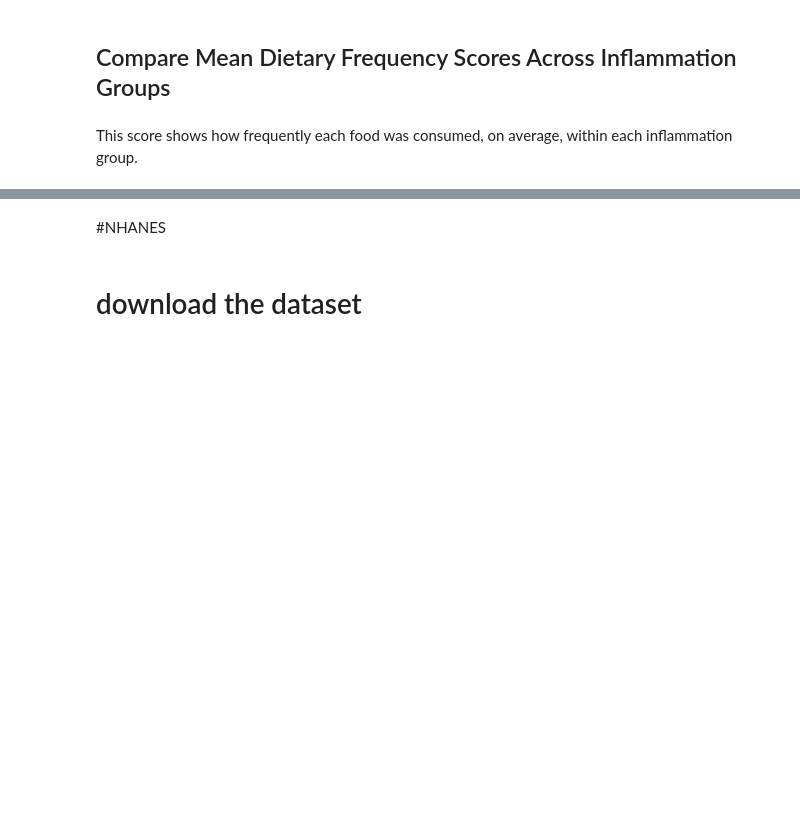
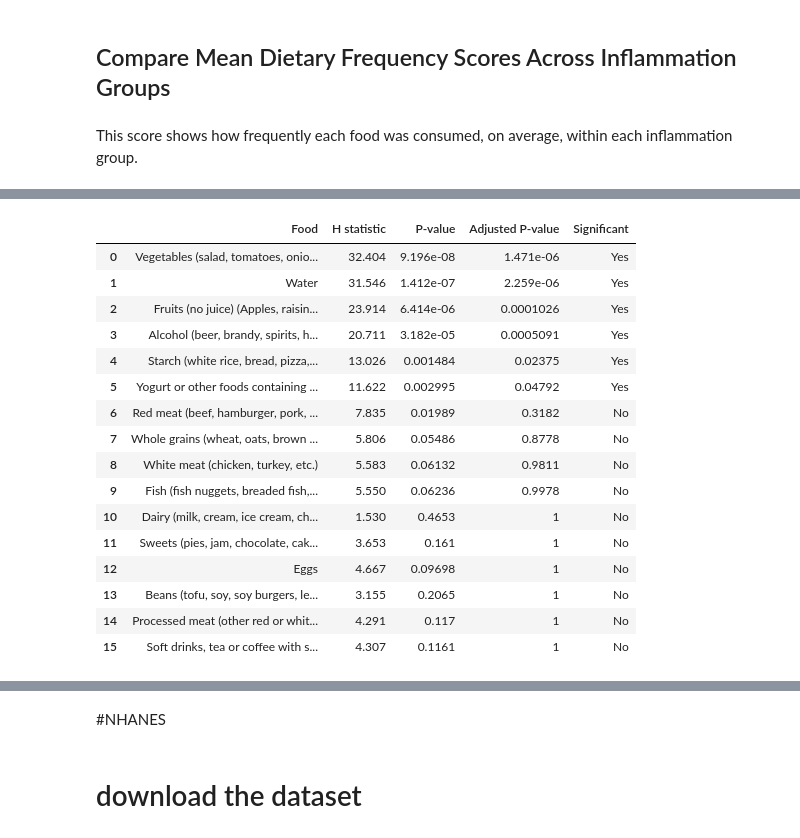
Before and after one commit to NooraZhang/IBD-diet-and-inflammation-analysis, a Jupyter notebook: IBDMDB_analysis.ipynb, the cells around one changed output, grey strips where cells are left out. Cells and saved outputs as stored; diff of their text form; code cells hidden in the pictures; blank space fills up the shorter version.

```diff
--- a/IBDMDB_analysis.ipynb
+++ b/IBDMDB_analysis.ipynb
@@ -544,0 +658,63 @@ plt.show()
+# %%
+from scipy.stats import kruskal
+from statsmodels.stats.multitest import multipletests
+import pandas as pd
+import numpy as np
+
+group_order = [
+    'Low',
+    'Gray Zone',
+    'High'
+]
+
+kw_results = []
+
+for food in dietary_cols:
+
+    groups = [
+        df_clean.loc[
+            df_clean['inflammation_level'] == group,
+            food
+        ].dropna()
+
+        for group in group_order
+    ]
+
+    h_stat, p_value = kruskal(*groups)
+
+    kw_results.append({
+        'Food': food,
+        'H statistic': h_stat,
+        'P-value': p_value
+    })
+
+kw_results_df = pd.DataFrame(kw_results)
+
+# Bonferroni correction for 16 tests
+kw_results_df['Adjusted P-value'] = multipletests(
+    kw_results_df['P-value'],
+    method='bonferroni'
+)[1]
+
+kw_results_df['Significant'] = np.where(
+    kw_results_df['Adjusted P-value'] < 0.05,
+    'Yes',
+    'No'
+)
+
+kw_results_df = (
+    kw_results_df
+    .sort_values('Adjusted P-value')
+    .reset_index(drop=True)
+)
+
+print("Number of tests:", len(kw_results_df))
+
+display(
+    kw_results_df.style.format({
+        'H statistic': '{:.3f}',
+        'P-value': '{:.4g}',
+        'Adjusted P-value': '{:.4g}'
+    })
+)
+# %% [output]
@@ -544,0 +722,17 @@ plt.show()
+|  | Food | H statistic | P-value | Adjusted P-value | Significant |
+| 0 | Vegetables (salad, tomatoes, onio... | 32.404 | 9.196e-08 | 1.471e-06 | Yes |
+| 1 | Water | 31.546 | 1.412e-07 | 2.259e-06 | Yes |
+| 2 | Fruits (no juice) (Apples, raisin... | 23.914 | 6.414e-06 | 0.0001026 | Yes |
+| 3 | Alcohol (beer, brandy, spirits, h... | 20.711 | 3.182e-05 | 0.0005091 | Yes |
+| 4 | Starch (white rice, bread, pizza,... | 13.026 | 0.001484 | 0.02375 | Yes |
+| 5 | Yogurt or other foods containing ... | 11.622 | 0.002995 | 0.04792 | Yes |
+| 6 | Red meat (beef, hamburger, pork, ... | 7.835 | 0.01989 | 0.3182 | No |
+| 7 | Whole grains (wheat, oats, brown ... | 5.806 | 0.05486 | 0.8778 | No |
+| 8 | White meat (chicken, turkey, etc.) | 5.583 | 0.06132 | 0.9811 | No |
+| 9 | Fish (fish nuggets, breaded fish,... | 5.550 | 0.06236 | 0.9978 | No |
+| 10 | Dairy (milk, cream, ice cream, ch... | 1.530 | 0.4653 | 1 | No |
+| 11 | Sweets (pies, jam, chocolate, cak... | 3.653 | 0.161 | 1 | No |
+| 12 | Eggs | 4.667 | 0.09698 | 1 | No |
+| 13 | Beans (tofu, soy, soy burgers, le... | 3.155 | 0.2065 | 1 | No |
+| 14 | Processed meat (other red or whit... | 4.291 | 0.117 | 1 | No |
+| 15 | Soft drinks, tea or coffee with s... | 4.307 | 0.1161 | 1 | No |
```
Also changed, not shown: parts of 32 cells of this notebook.
